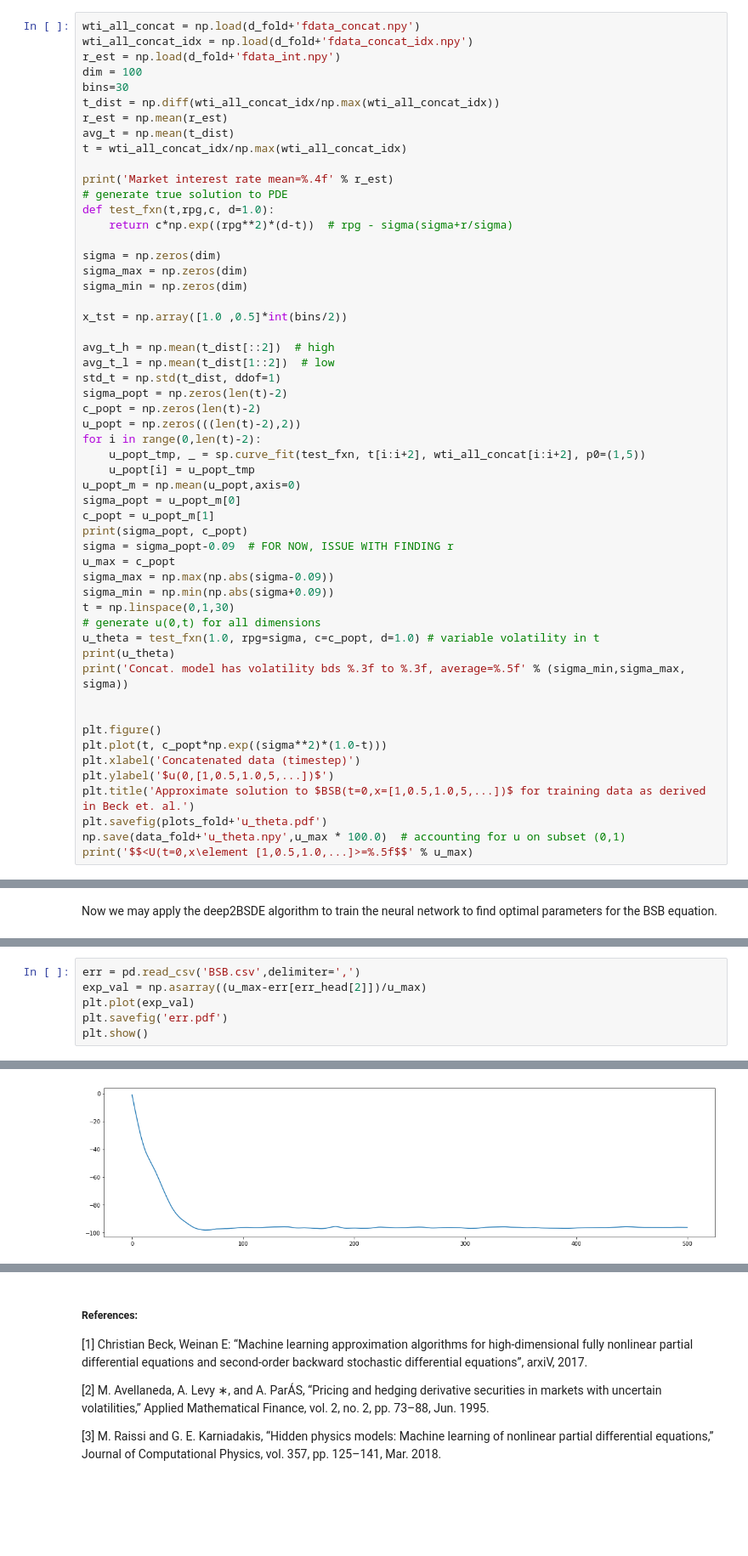
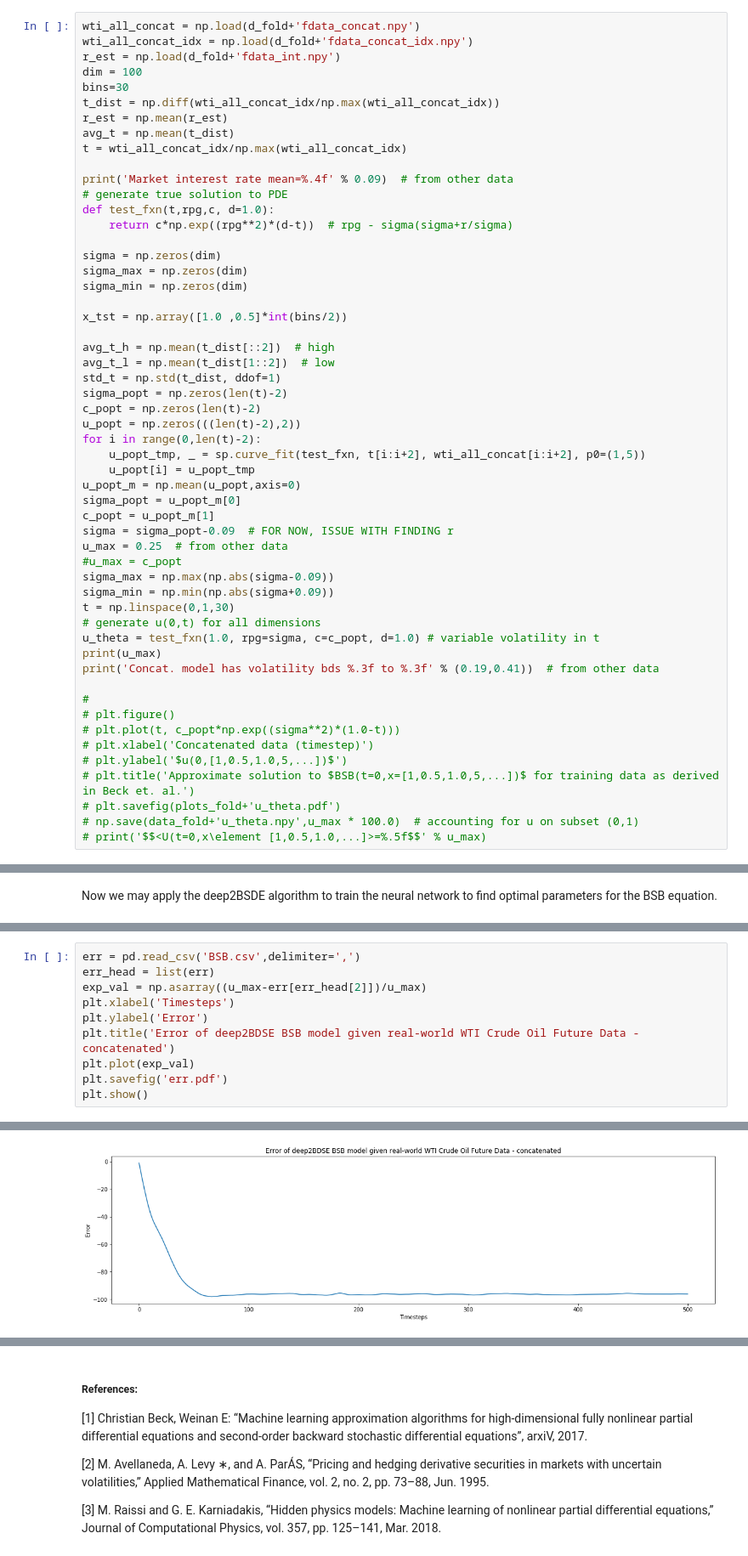
Before and after one commit to stangang/BSB_deep_learn, a Jupyter notebook: project.ipynb, the cells around one changed output, grey strips where cells are left out. Shown at 85% size. Cells and saved outputs as stored; diff of their text form; blank space fills up the shorter version.

```diff
--- a/project.ipynb
+++ b/project.ipynb
@@ -249,7 +235,7 @@ r_est = np.mean(r_est)
 avg_t = np.mean(t_dist)
 t = wti_all_concat_idx/np.max(wti_all_concat_idx)
 
-print('Market interest rate mean=%.4f' % r_est)
+print('Market interest rate mean=%.4f' % 0.09)  # from other data
 # generate true solution to PDE
 def test_fxn(t,rpg,c, d=1.0):
     return c*np.exp((rpg**2)*(d-t))  # rpg - sigma(sigma+r/sigma)
@@ -272,24 +258,24 @@ for i in range(0,len(t)-2):
 u_popt_m = np.mean(u_popt,axis=0)
 sigma_popt = u_popt_m[0]
 c_popt = u_popt_m[1]
-print(sigma_popt, c_popt)
 sigma = sigma_popt-0.09  # FOR NOW, ISSUE WITH FINDING r
-u_max = c_popt
+u_max = 0.25  # from other data
+#u_max = c_popt
 sigma_max = np.max(np.abs(sigma-0.09))
 sigma_min = np.min(np.abs(sigma+0.09))
 t = np.linspace(0,1,30)
 # generate u(0,t) for all dimensions
 u_theta = test_fxn(1.0, rpg=sigma, c=c_popt, d=1.0) # variable volatility in t
-print(u_theta)
-print('Concat. model has volatility bds %.3f to %.3f, average=%.5f' % (sigma_min,sigma_max, sigma))
+print(u_max)
+print('Concat. model has volatility bds %.3f to %.3f' % (0.19,0.41))  # from other data
 
-
-plt.figure()
-plt.plot(t, c_popt*np.exp((sigma**2)*(1.0-t)))
-plt.xlabel('Concatenated data (timestep)')
-plt.ylabel('$u(0,[1,0.5,1.0,5,...])$')
-plt.title('Approximate solution to $BSB(t=0,x=[1,0.5,1.0,5,...])$ for training data as derived in Beck et. al.')
-plt.savefig(plots_fold+'u_theta.pdf')
-np.save(data_fold+'u_theta.npy',u_max * 100.0)  # accounting for u on subset (0,1)
-print('$$<U(t=0,x\element [1,0.5,1.0,...]>=%.5f$$' % u_max)
+#
+# plt.figure()
+# plt.plot(t, c_popt*np.exp((sigma**2)*(1.0-t)))
+# plt.xlabel('Concatenated data (timestep)')
+# plt.ylabel('$u(0,[1,0.5,1.0,5,...])$')
+# plt.title('Approximate solution to $BSB(t=0,x=[1,0.5,1.0,5,...])$ for training data as derived in Beck et. al.')
+# plt.savefig(plots_fold+'u_theta.pdf')
+# np.save(data_fold+'u_theta.npy',u_max * 100.0)  # accounting for u on subset (0,1)
+# print('$$<U(t=0,x\element [1,0.5,1.0,...]>=%.5f$$' % u_max)
 # %% [output]
@@ -327,6 +292,10 @@ running time:  157.89743900299072
 # %%
 err = pd.read_csv('BSB.csv',delimiter=',')
+err_head = list(err)
 exp_val = np.asarray((u_max-err[err_head[2]])/u_max)
+plt.xlabel('Timesteps')
+plt.ylabel('Error')
+plt.title('Error of deep2BDSE BSB model given real-world WTI Crude Oil Future Data - concatenated')
 plt.plot(exp_val)
 plt.savefig('err.pdf')
 plt.show()
@@ -335,2 +303,2 @@ plt.show()
-[figure, old version]
+[figure, new version]
 # %% [markdown]
```
Also changed, not shown: parts of 8 cells of this notebook, 1 other file.
